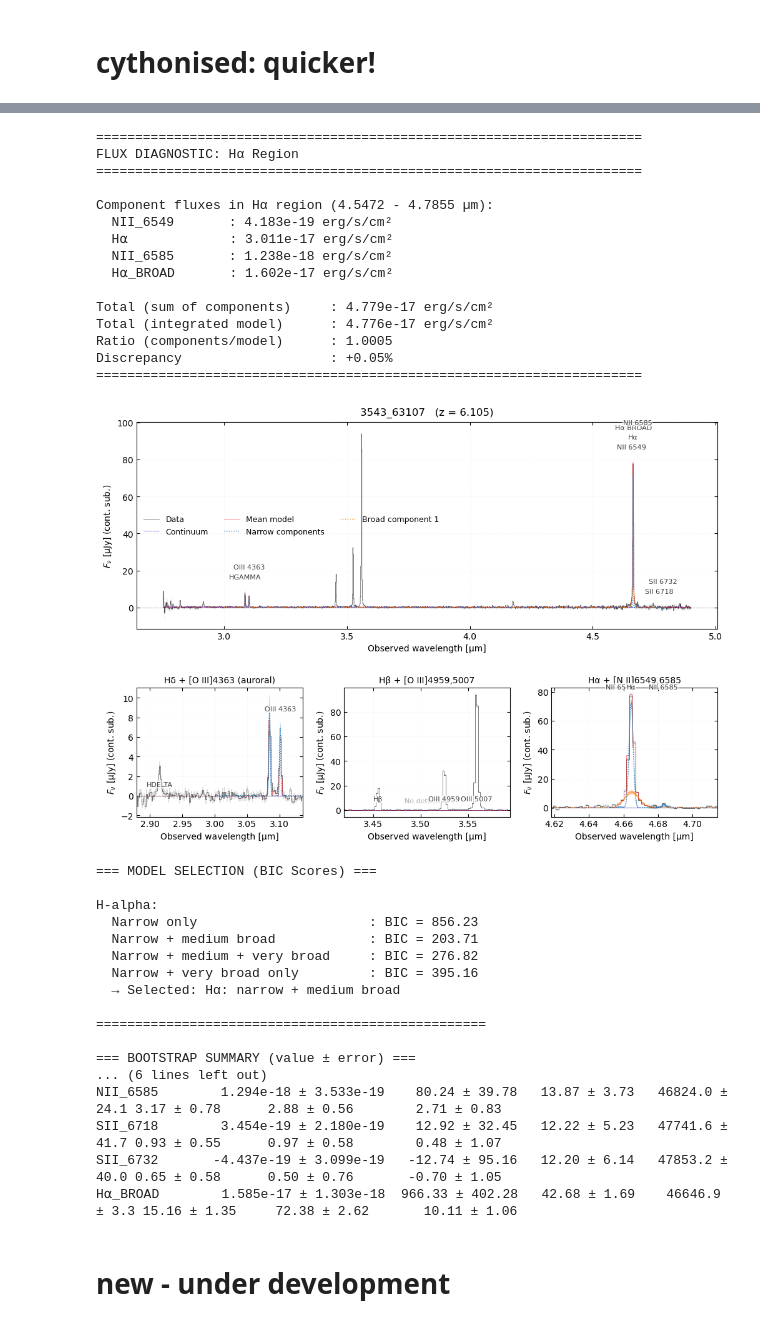
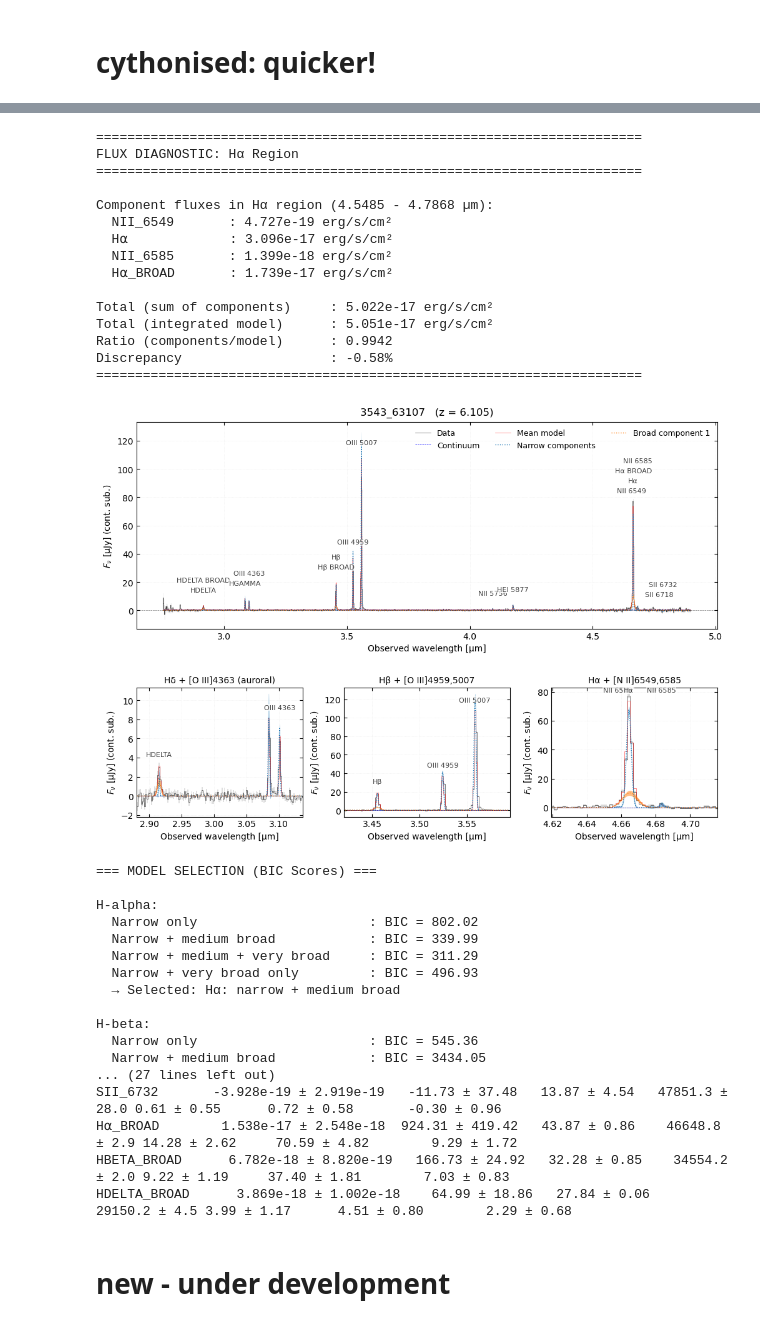
Before and after one commit to raunaq-rai/pyRSR, a Jupyter notebook: docs/notebooks/broad_line_example.ipynb, the cells around one changed output, grey strips where cells are left out. Cells and saved outputs as stored; diff of their text form; code cells hidden in the pictures.

Commit message:
updating line widths

```diff
--- a/docs/notebooks/broad_line_example.ipynb
+++ b/docs/notebooks/broad_line_example.ipynb
@@ -256,9 +257,9 @@ boot = broad_fit(
     show_progress=True,
     save_path=None,
     lines_to_use=None,
-    fit_window_um=[(3,3.2),(4.5,4.8)],
+    fit_window_um=None,
     plot_continuum_subtracted = True,
-    broad_mode="auto",
+    broad_mode="broad1",
     verbose=True,
     plot_unit='fnu',
 )
@@ -285,36 +286,36 @@ Fit with lines=['HGAMMA', 'OIII_4363', 'NII_6549', 'H⍺', 'NII_6585', 'SII_6718
 ======================================================================
 FLUX DIAGNOSTIC: Hα Region
 ======================================================================
 
-Component fluxes in Hα region (4.5472 - 4.7855 µm):
-  NII_6549       : 4.183e-19 erg/s/cm²
-  H⍺             : 3.011e-17 erg/s/cm²
-  NII_6585       : 1.238e-18 erg/s/cm²
-  H⍺_BROAD       : 1.602e-17 erg/s/cm²
+Component fluxes in Hα region (4.5485 - 4.7868 µm):
+  NII_6549       : 4.727e-19 erg/s/cm²
+  H⍺             : 3.096e-17 erg/s/cm²
+  NII_6585       : 1.399e-18 erg/s/cm²
+  H⍺_BROAD       : 1.739e-17 erg/s/cm²
 
-Total (sum of components)     : 4.779e-17 erg/s/cm²
-Total (integrated model)      : 4.776e-17 erg/s/cm²
-Ratio (components/model)      : 1.0005
-Discrepancy                   : +0.05%
+Total (sum of components)     : 5.022e-17 erg/s/cm²
+Total (integrated model)      : 5.051e-17 erg/s/cm²
+Ratio (components/model)      : 0.9942
+Discrepancy                   : -0.58%
 ======================================================================
-[figure, old version]
+[figure, new version]
 === MODEL SELECTION (BIC Scores) ===
 
 H-alpha:
-  Narrow only                      : BIC = 856.23
-  Narrow + medium broad            : BIC = 203.71
-  Narrow + medium + very broad     : BIC = 276.82
-  Narrow + very broad only         : BIC = 395.16
+  Narrow only                      : BIC = 802.02
+  Narrow + medium broad            : BIC = 339.99
+  Narrow + medium + very broad     : BIC = 311.29
+  Narrow + very broad only         : BIC = 496.93
   → Selected: Hα: narrow + medium broad
 
-==================================================
-
-=== BOOTSTRAP SUMMARY (value ± error) ===
-... (6 lines left out)
-NII_6585        1.294e-18 ± 3.533e-19    80.24 ± 39.78   13.87 ± 3.73   46824.0 ± 24.1 3.17 ± 0.78      2.88 ± 0.56        2.71 ± 0.83
-SII_6718        3.454e-19 ± 2.180e-19    12.92 ± 32.45   12.22 ± 5.23   47741.6 ± 41.7 0.93 ± 0.55      0.97 ± 0.58        0.48 ± 1.07
-SII_6732       -4.437e-19 ± 3.099e-19   -12.74 ± 95.16   12.20 ± 6.14   47853.2 ± 40.0 0.65 ± 0.58      0.50 ± 0.76       -0.70 ± 1.05
-H⍺_BROAD        1.585e-17 ± 1.303e-18  966.33 ± 402.28   42.68 ± 1.69    46646.9 ± 3.3 15.16 ± 1.35     72.38 ± 2.62       10.11 ± 1.06
+H-beta:
+  Narrow only                      : BIC = 545.36
+  Narrow + medium broad            : BIC = 3434.05
+... (27 lines left out)
+SII_6732       -3.928e-19 ± 2.919e-19   -11.73 ± 37.48   13.87 ± 4.54   47851.3 ± 28.0 0.61 ± 0.55      0.72 ± 0.58       -0.30 ± 0.96
+H⍺_BROAD        1.538e-17 ± 2.548e-18  924.31 ± 419.42   43.87 ± 0.86    46648.8 ± 2.9 14.28 ± 2.62     70.59 ± 4.82        9.29 ± 1.72
+HBETA_BROAD      6.782e-18 ± 8.820e-19   166.73 ± 24.92   32.28 ± 0.85    34554.2 ± 2.0 9.22 ± 1.19     37.40 ± 1.81        7.03 ± 0.83
+HDELTA_BROAD      3.869e-18 ± 1.002e-18    64.99 ± 18.86   27.84 ± 0.06    29150.2 ± 4.5 3.99 ± 1.17      4.51 ± 0.80        2.29 ± 0.68
 # %% [markdown]
 # new - under development
 # %%
```
Also changed, not shown: parts of 2 cells of this notebook, 4 other files.
